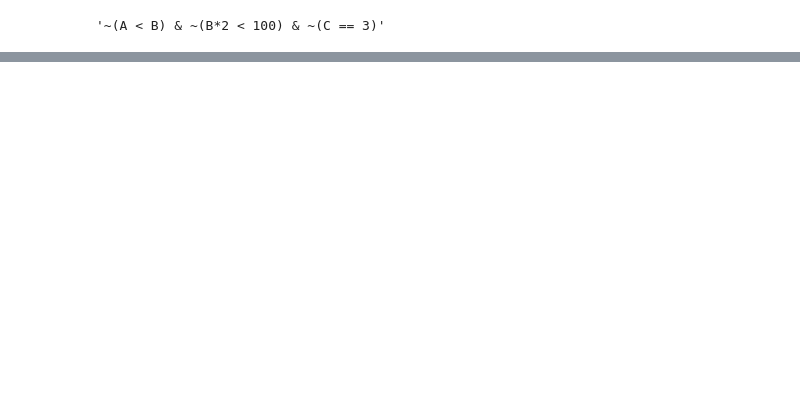
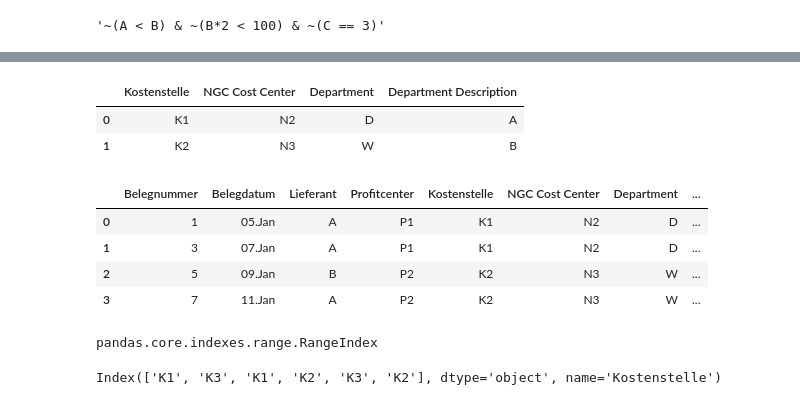
Before and after one commit to oilyshelf/AutomaModela, a Jupyter notebook: Notebooks/bpmn.ipynb, the cells around one changed output, grey strips where cells are left out. Saved outputs shown, nothing was run; the diff lists cells and outputs as text; code cells hidden in the pictures; blank space fills up the shorter version.

```diff
--- a/Notebooks/bpmn.ipynb
+++ b/Notebooks/bpmn.ipynb
@@ -806,3 +744,10 @@ l = ["A < B", "B*2 < 100", "C == 3"]
 " & ".join([f"~({s})" for s in l])
 # %% [output]
 '~(A < B) & ~(B*2 < 100) & ~(C == 3)'
+# %%
+xl = pd.ExcelFile("beispiel.xlsx")
+df_1 = xl.parse("Tabelle1")
+df_2 = xl.parse("Tabelle2")
+df_1 = df_1.assign(Kostenstelle = df_1["Profitcenter"].str.replace("P", "K"))
+# df_1 = df_1.assign(Department = df_1["Profitcenter"].str.replace("P", "K"))
+df_1
@@ -808,0 +762,24 @@ l = ["A < B", "B*2 < 100", "C == 3"]
+# %%
+df_2.rename(columns = {"Cost Center":"Kostenstelle"}, inplace = True)
+df_2.head()
+# %% [output]
+|  | Kostenstelle | NGC Cost Center | Department | Department Description |
+| 0 | K1 | N2 | D | A |
+| 1 | K2 | N3 | W | B |
+# %%
+
+df_1.merge(df_2)
+# %% [output]
+|  | Belegnummer | Belegdatum | Lieferant | Profitcenter | Kostenstelle | NGC Cost Center | Department | ... |
+| 0 | 1 | 05.Jan | A | P1 | K1 | N2 | D | ... |
+| 1 | 3 | 07.Jan | A | P1 | K1 | N2 | D | ... |
+| 2 | 5 | 09.Jan | B | P2 | K2 | N3 | W | ... |
+| 3 | 7 | 11.Jan | A | P2 | K2 | N3 | W | ... |
+# %%
+type(df_1.index)
+# %% [output]
+pandas.core.indexes.range.RangeIndex
+# %%
+df_1.set_index("Kostenstelle").index
+# %% [output]
+Index(['K1', 'K3', 'K1', 'K2', 'K3', 'K2'], dtype='object', name='Kostenstelle')
```
Also changed, not shown: parts of 7 cells of this notebook, 1 other file.
